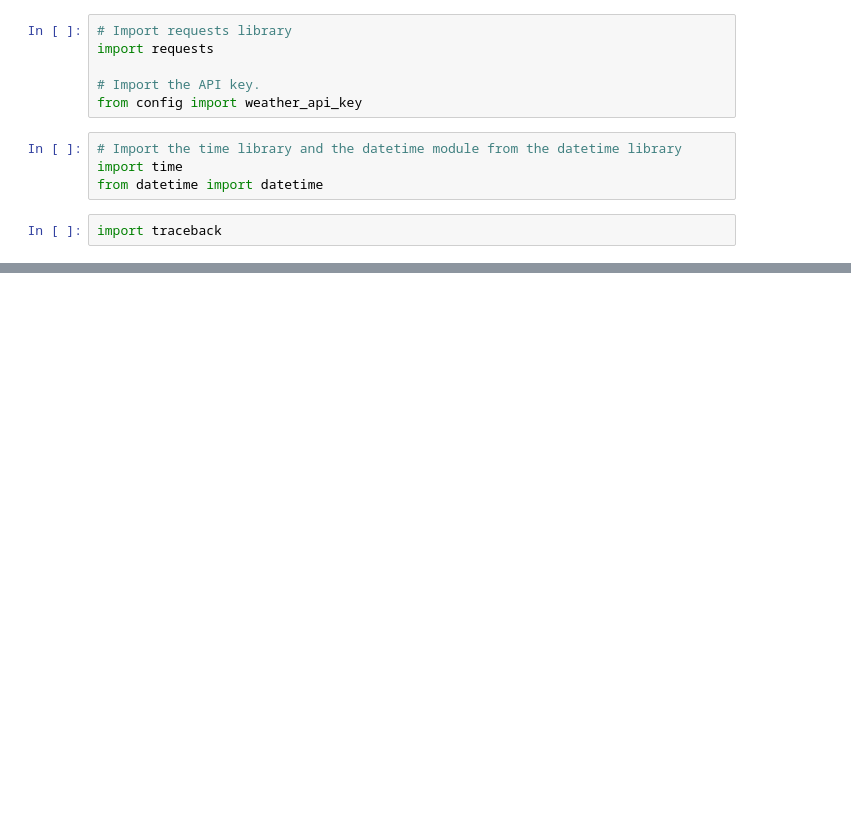
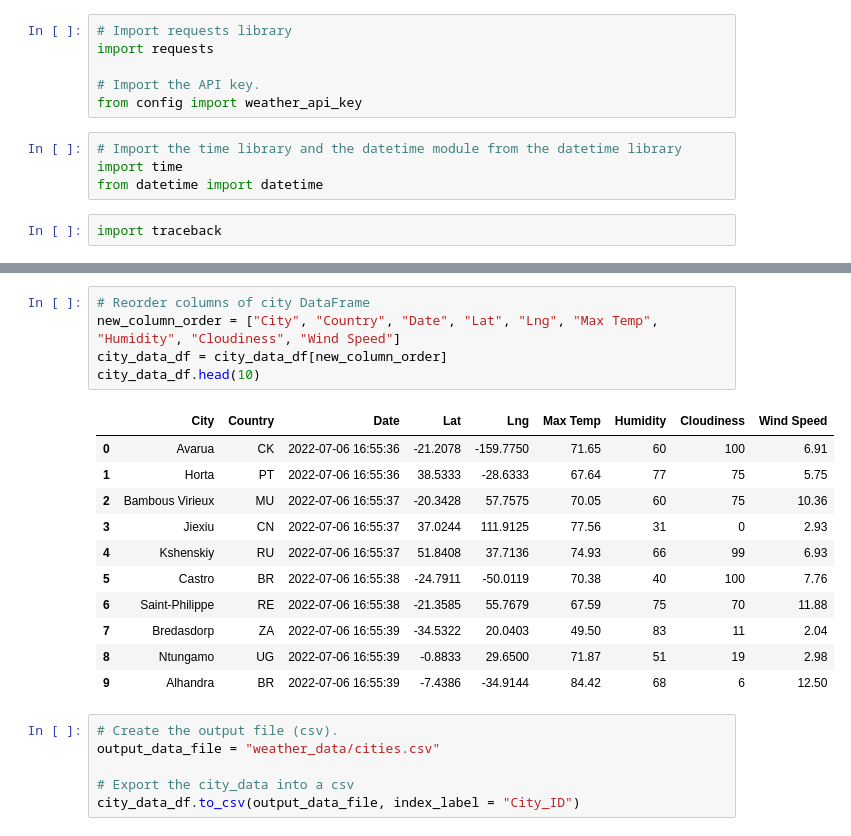
Before and after one commit to bmangesh115/world_weather_analysis, a Jupyter notebook: WeatherPy.ipynb, the cells around one changed output, grey strips where cells are left out. Cells and saved outputs as stored; diff of their text form; blank space fills up the shorter version.

```diff
--- a/WeatherPy.ipynb
+++ b/WeatherPy.ipynb
@@ -188,0 +228,23 @@ len(city_data)
+# %%
+# Reorder columns of city DataFrame
+new_column_order = ["City", "Country", "Date", "Lat", "Lng", "Max Temp", "Humidity", "Cloudiness", "Wind Speed"]
+city_data_df = city_data_df[new_column_order]
+city_data_df.head(10)
+# %% [output]
+|  | City | Country | Date | Lat | Lng | Max Temp | Humidity | Cloudiness | Wind Speed |
+| 0 | Avarua | CK | 2022-07-06 16:55:36 | -21.2078 | -159.7750 | 71.65 | 60 | 100 | 6.91 |
+| 1 | Horta | PT | 2022-07-06 16:55:36 | 38.5333 | -28.6333 | 67.64 | 77 | 75 | 5.75 |
+| 2 | Bambous Virieux | MU | 2022-07-06 16:55:37 | -20.3428 | 57.7575 | 70.05 | 60 | 75 | 10.36 |
+| 3 | Jiexiu | CN | 2022-07-06 16:55:37 | 37.0244 | 111.9125 | 77.56 | 31 | 0 | 2.93 |
+| 4 | Kshenskiy | RU | 2022-07-06 16:55:37 | 51.8408 | 37.7136 | 74.93 | 66 | 99 | 6.93 |
+| 5 | Castro | BR | 2022-07-06 16:55:38 | -24.7911 | -50.0119 | 70.38 | 40 | 100 | 7.76 |
+| 6 | Saint-Philippe | RE | 2022-07-06 16:55:38 | -21.3585 | 55.7679 | 67.59 | 75 | 70 | 11.88 |
+| 7 | Bredasdorp | ZA | 2022-07-06 16:55:39 | -34.5322 | 20.0403 | 49.50 | 83 | 11 | 2.04 |
+| 8 | Ntungamo | UG | 2022-07-06 16:55:39 | -0.8833 | 29.6500 | 71.87 | 51 | 19 | 2.98 |
+| 9 | Alhandra | BR | 2022-07-06 16:55:39 | -7.4386 | -34.9144 | 84.42 | 68 | 6 | 12.50 |
+# %%
+# Create the output file (csv).
+output_data_file = "weather_data/cities.csv"
+
+# Export the city_data into a csv
+city_data_df.to_csv(output_data_file, index_label = "City_ID")
```
Also changed, not shown: parts of 4 cells of this notebook.
